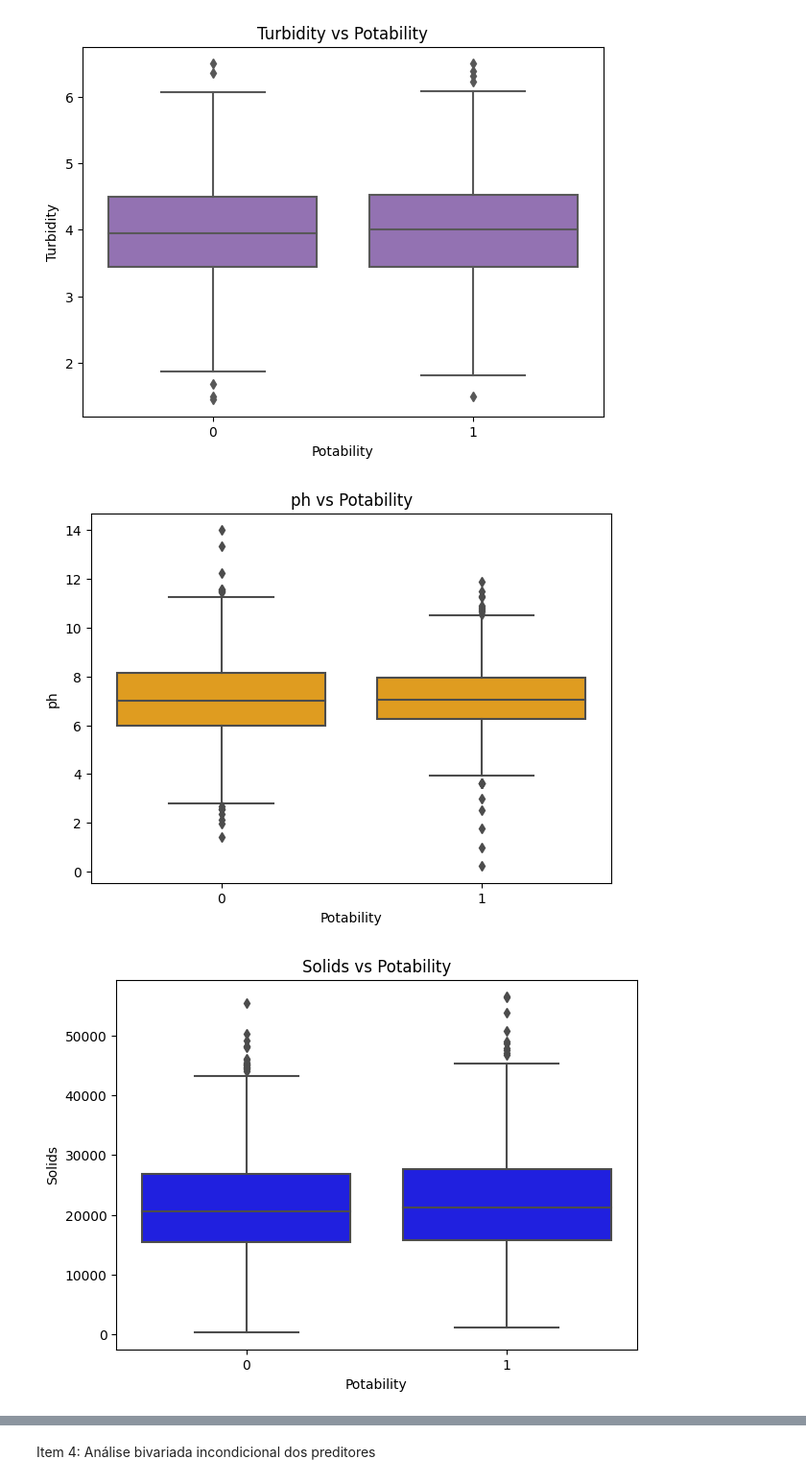
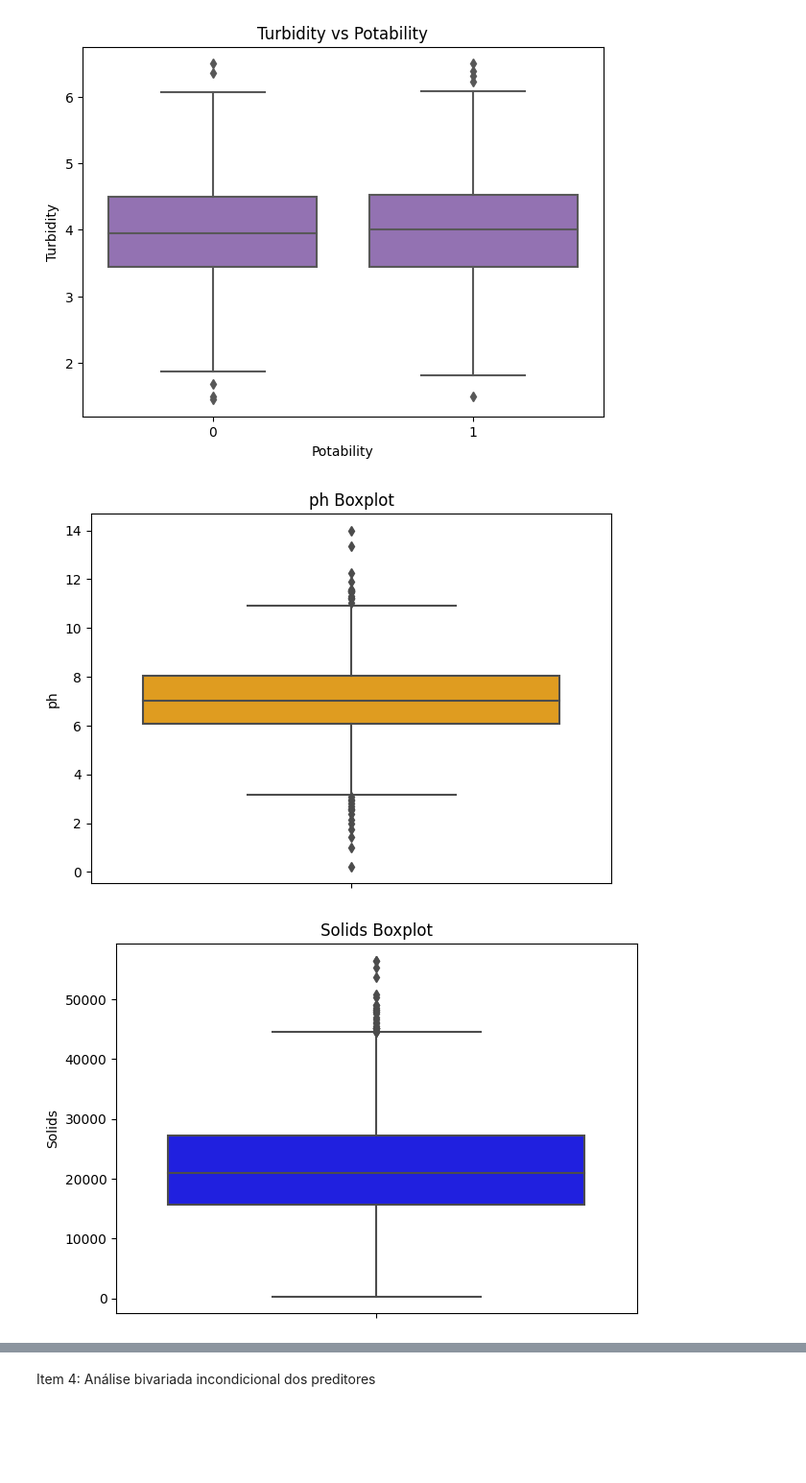
Before and after one commit to clarasalless/HW1-ICA, a Jupyter notebook: HW1.ipynb, the cells around one changed output, grey strips where cells are left out. Shown at 96% size. Saved outputs shown, nothing was run; the diff lists cells and outputs as text; code cells hidden in the pictures; blank space fills up the shorter version.

```diff
--- a/HW1.ipynb
+++ b/HW1.ipynb
@@ -155,13 +155,13 @@ for i in  range(len(columns)):
 # %%
 # boxplots de todos os preditores
 columns_plot = ['ph', 'Solids', 'Chloramines']
 colors= ['orange', 'blue', 'green']
 
 for i in  range(len(columns_plot)):
     plt.figure(figsize=(7,5))
-    sns.boxplot(data=wp_new, x=wp_new["Potability"], y=wp_new[columns_plot[i]], color=colors[i])
-    plt.title(f"{columns_plot[i]} vs Potability")
+    sns.boxplot(data=wp_new, y=wp_new[columns_plot[i]], color=colors[i])
+    plt.title(f"{columns_plot[i]} Boxplot")
     plt.show()
 # %% [output]
-[figure, old version]
+[figure, new version]
-[figure, old version]
+[figure, new version]
```
Also changed, not shown: parts of 3 cells of this notebook.
